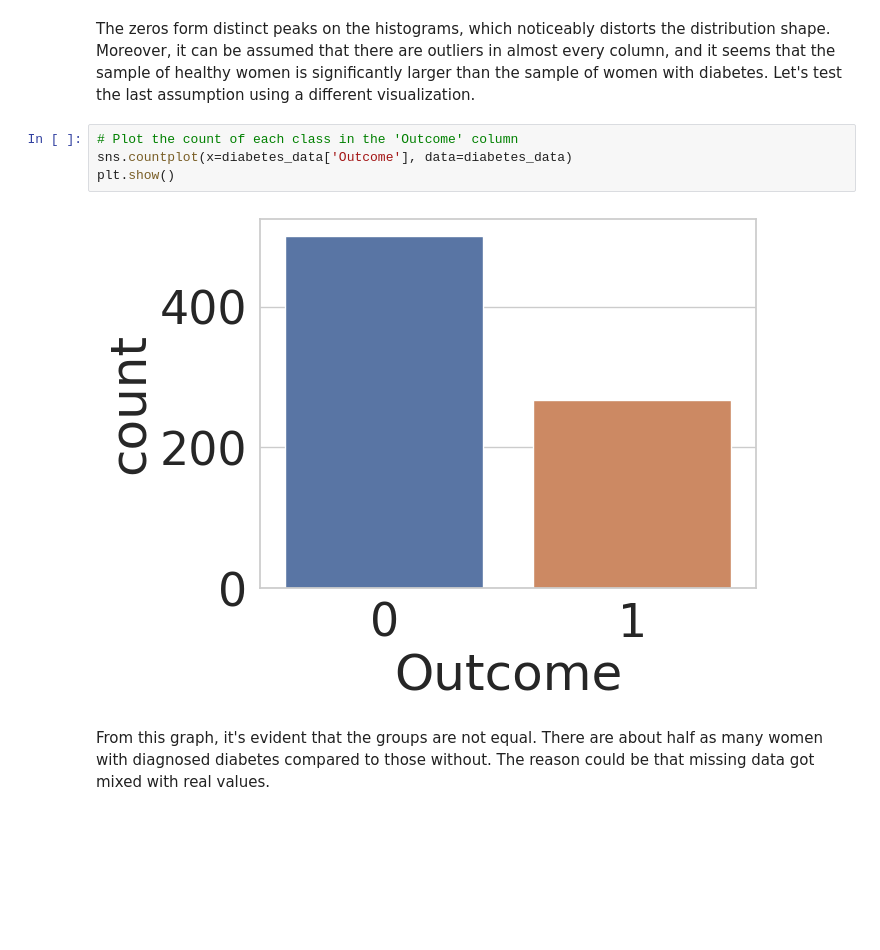
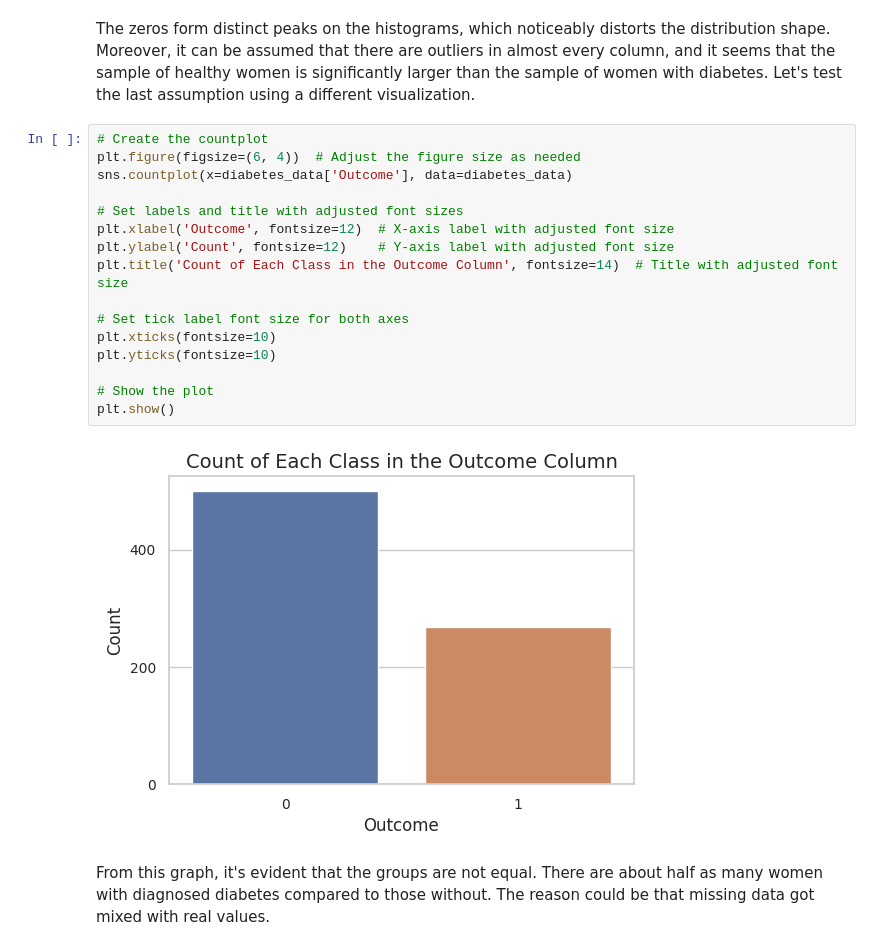
Before and after one commit to EL-YAT/pet-projects, a Jupyter notebook: diabetes.ipynb, the cells around one changed output. Drawn from its saved outputs; the diff is of its cells as text; blank space fills up the shorter version.

```diff
--- a/diabetes.ipynb
+++ b/diabetes.ipynb
@@ -176,12 +187,24 @@ plot_distributions_by_outcome(
 # %% [markdown]
 The zeros form distinct peaks on the histograms, which noticeably distorts the distribution shape. Moreover, it can be assumed that there are outliers in almost every column, and it seems that the sample of healthy women is significantly larger than the sample of women with diabetes.
 Let's test the last assumption using a different visualization.
-# %%
-# Plot the count of each class in the 'Outcome' column
-sns.countplot(x=diabetes_data['Outcome'], data=diabetes_data)
-plt.show()
-# %% [output]
-[figure, removed]
+# %%
+# Create the countplot
+plt.figure(figsize=(6, 4))  # Adjust the figure size as needed
+sns.countplot(x=diabetes_data['Outcome'], data=diabetes_data)
+
+# Set labels and title with adjusted font sizes
+plt.xlabel('Outcome', fontsize=12)  # X-axis label with adjusted font size
+plt.ylabel('Count', fontsize=12)    # Y-axis label with adjusted font size
+plt.title('Count of Each Class in the Outcome Column', fontsize=14)  # Title with adjusted font size
+
+# Set tick label font size for both axes
+plt.xticks(fontsize=10)
+plt.yticks(fontsize=10)
+
+# Show the plot
+plt.show()
+# %% [output]
+[figure, added]
 # %% [markdown]
 From this graph, it's evident that the groups are not equal. There are about half as many women with diagnosed diabetes compared to those without. The reason could be that missing data got mixed with real values.
 # %% [markdown]
```
Also changed, not shown: parts of 6 cells of this notebook.
